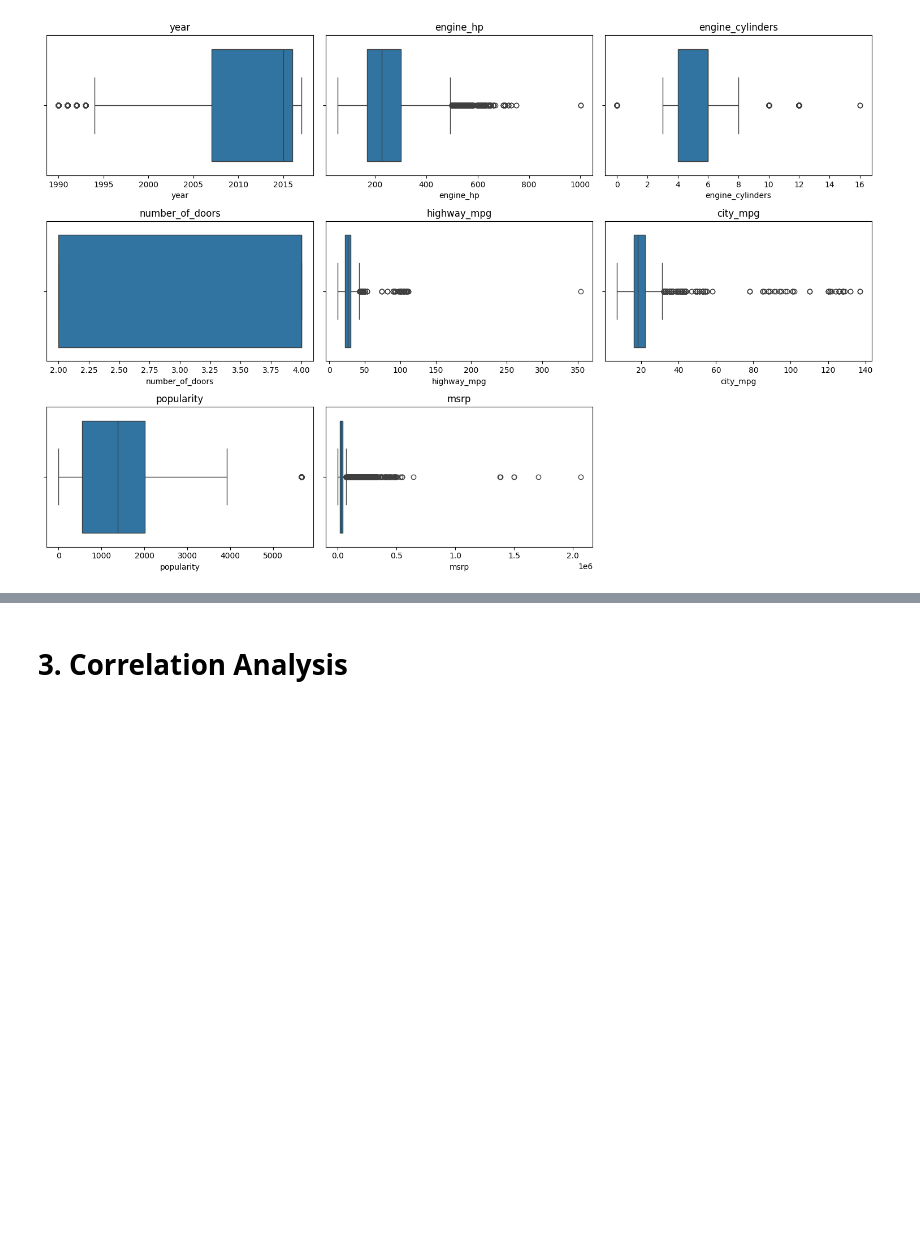
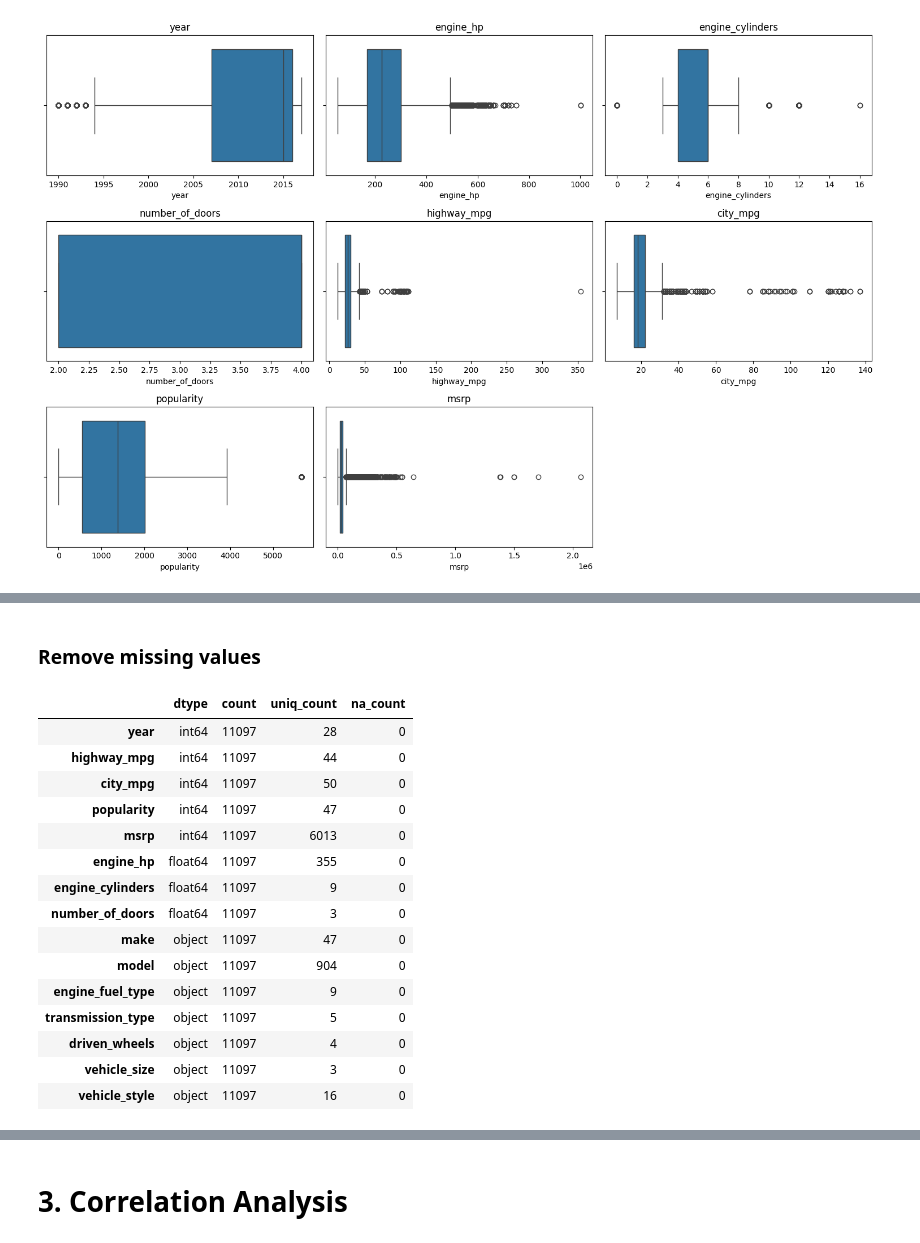
Before and after one commit to vncats/pylab, a Jupyter notebook: demo.ipynb, the cells around one changed output, grey strips where cells are left out. Cells and saved outputs as stored; diff of their text form; code cells hidden in the pictures; blank space fills up the shorter version.

```diff
--- a/demo.ipynb
+++ b/demo.ipynb
@@ -156,0 +176,26 @@ for col in df.select_dtypes(include=['number']).columns:
+# %% [markdown]
+### Remove missing values
+# %%
+# drop columns with more than 35% missing values
+threshold = 0.3
+df2 = df2.loc[:, df.isnull().mean() < threshold]
+
+# drop all rows with any missing values
+df2 = df2.dropna()
+# %% [output]
+|  | dtype | count | uniq_count | na_count |
+| year | int64 | 11097 | 28 | 0 |
+| highway_mpg | int64 | 11097 | 44 | 0 |
+| city_mpg | int64 | 11097 | 50 | 0 |
+| popularity | int64 | 11097 | 47 | 0 |
+| msrp | int64 | 11097 | 6013 | 0 |
+| engine_hp | float64 | 11097 | 355 | 0 |
+| engine_cylinders | float64 | 11097 | 9 | 0 |
+| number_of_doors | float64 | 11097 | 3 | 0 |
+| make | object | 11097 | 47 | 0 |
+| model | object | 11097 | 904 | 0 |
+| engine_fuel_type | object | 11097 | 9 | 0 |
+| transmission_type | object | 11097 | 5 | 0 |
+| driven_wheels | object | 11097 | 4 | 0 |
+| vehicle_size | object | 11097 | 3 | 0 |
+| vehicle_style | object | 11097 | 16 | 0 |
```
Also changed, not shown: parts of 15 cells of this notebook.
